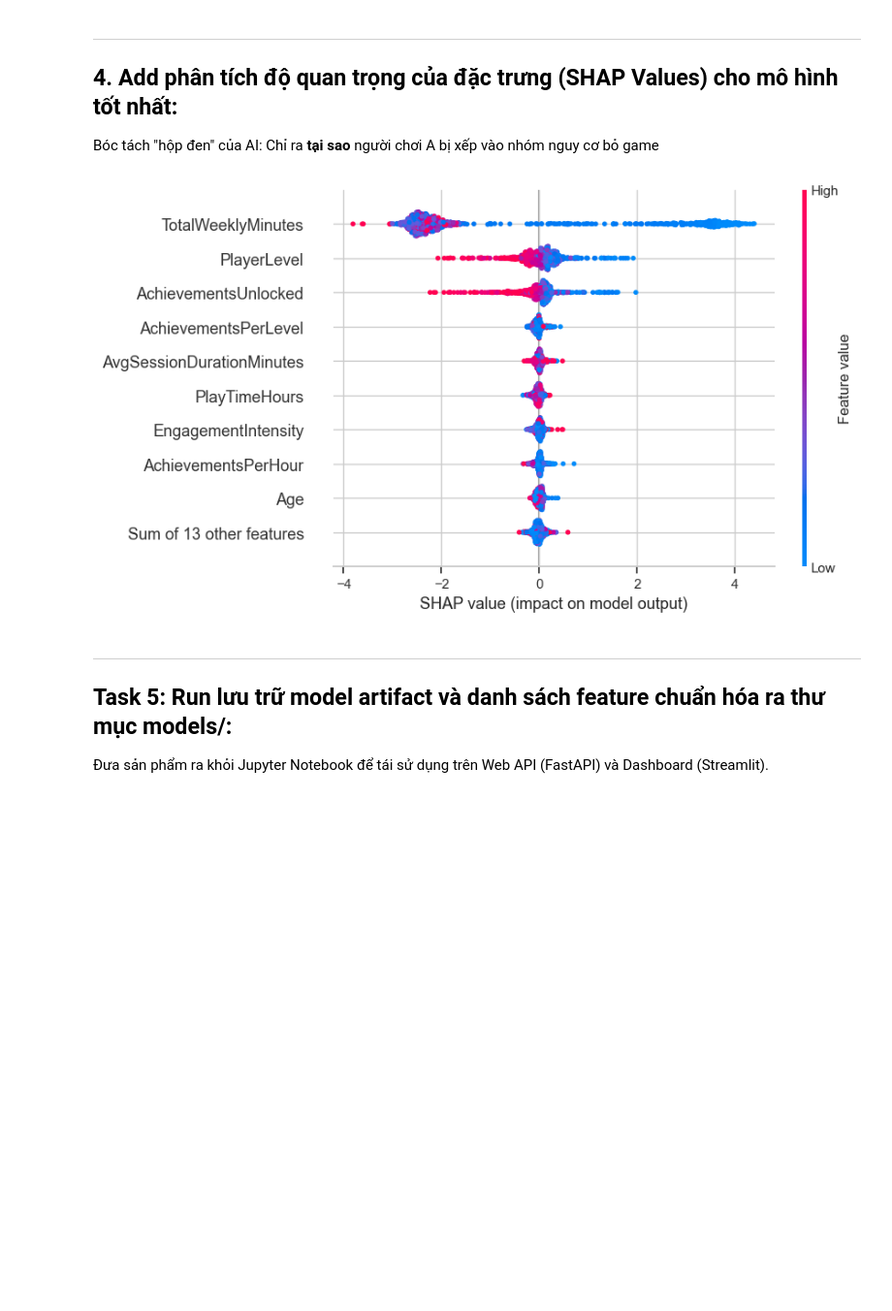
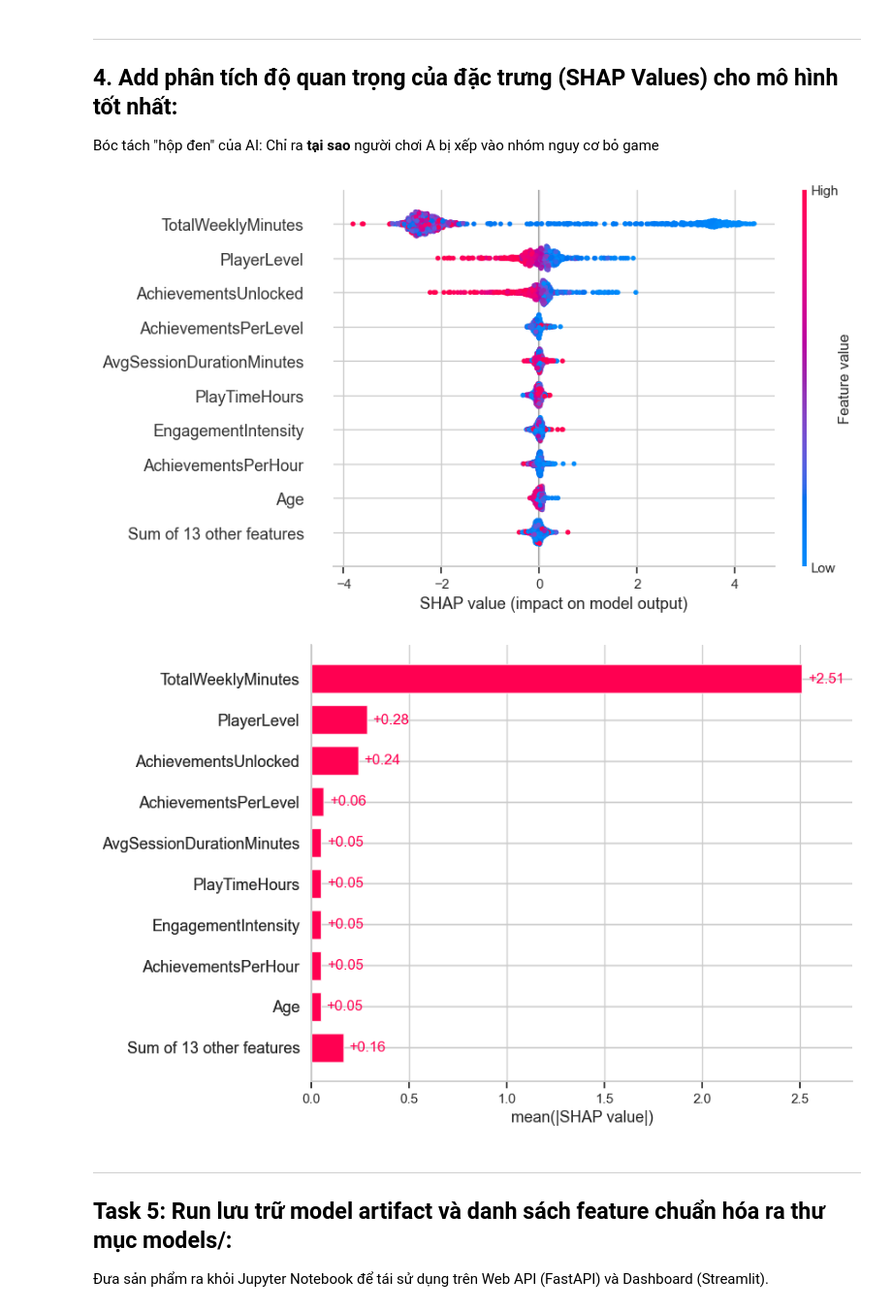
Before and after one commit to kieuwangtruong/MobileGameChurn, a Jupyter notebook: notebooks/03_Modeling.ipynb, the cells around one changed output. Shown at 97% size. Cells and saved outputs as stored; diff of their text form; code cells hidden in the pictures; blank space fills up the shorter version.

```diff
--- a/notebooks/03_Modeling.ipynb
+++ b/notebooks/03_Modeling.ipynb
@@ -94,11 +94,14 @@ Bóc tách "hộp đen" của AI: Chỉ ra **tại sao** người chơi A bị x
 # %%
 import shap
 best_clf = models["XGBoost"]
 explainer = shap.TreeExplainer(best_clf)
 shap_values = explainer(X_test.iloc[:1000])
 shap.plots.beeswarm(shap_values, max_display=10)
+plt.figure(figsize=(10, 5))
+shap.plots.bar(shap_values, max_display=10)
 # %% [output]
-[figure, old version]
+[figure, new version]
+[figure, added]
 # %% [markdown]
 ---
 ## Task 5: Run lưu trữ model artifact và danh sách feature chuẩn hóa ra thư mục models/:
```
Also changed, not shown: 9 other files.
